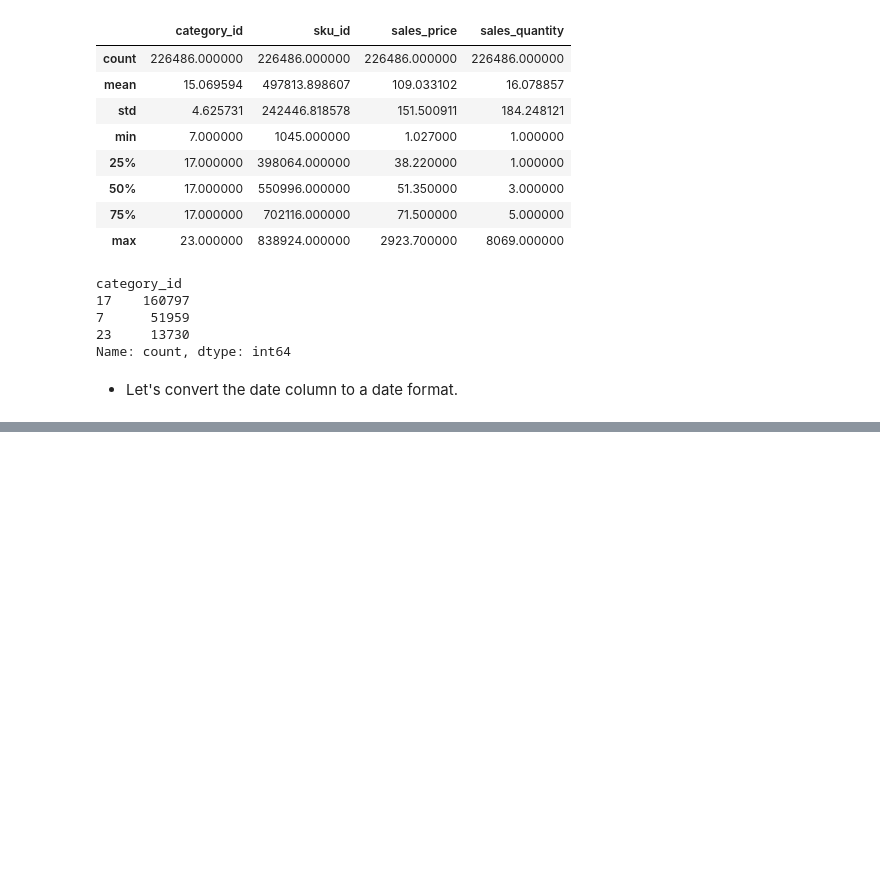
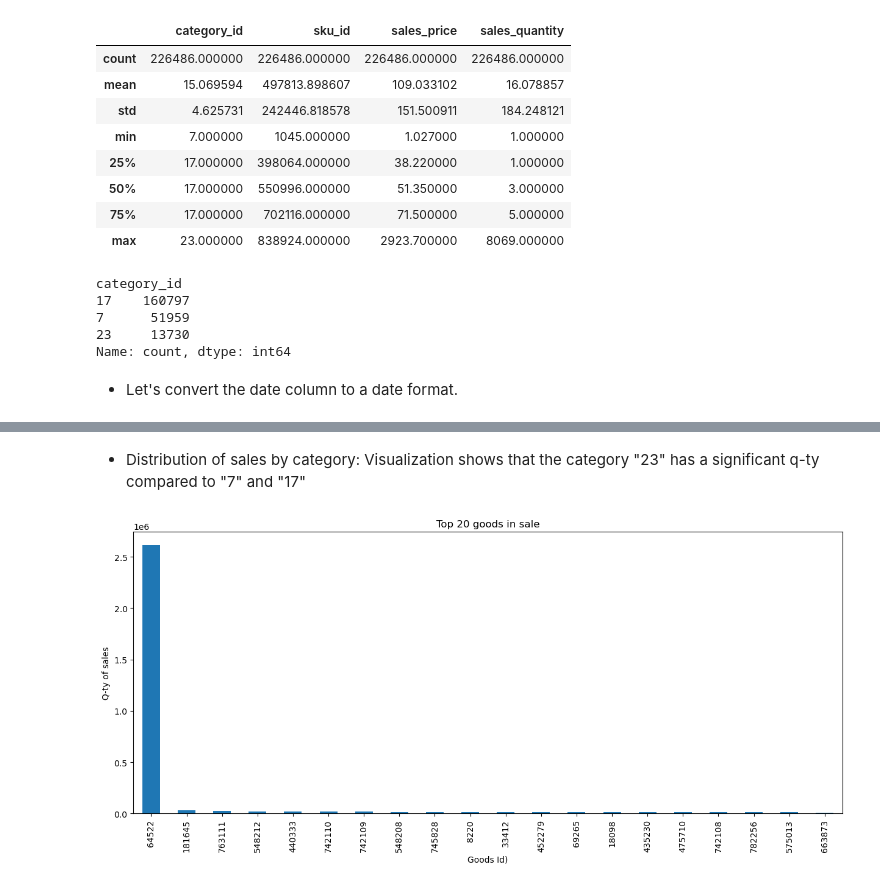
Before and after one commit to BorysZhyhalo/TemaBit-Fozzy-Group, a Jupyter notebook: main.ipynb, the cells around one changed output, grey strips where cells are left out. Cells and saved outputs as stored; diff of their text form; code cells hidden in the pictures; blank space fills up the shorter version.

```diff
--- a/main.ipynb
+++ b/main.ipynb
@@ -104,0 +154,12 @@ df['date'] = pd.to_datetime(df['date'])
+# %% [markdown]
+* Distribution of sales by category: Visualization shows that the category "23" has a significant q-ty compared to "7" and "17"
+# %%
+# Distribution of sales by product. We will use SKU.
+plt.figure(figsize=(15, 6))
+top_sku_sales = df.groupby('sku_id')['sales_quantity'].sum().sort_values(ascending=False).head(20)
+top_sku_sales.plot(kind='bar', title='Top 20 goods in sale')
+plt.xlabel('Goods Id)')
+plt.ylabel('Q-ty of sales')
+plt.show()
+# %% [output]
+[figure, added]
```
Also changed, not shown: parts of 9 cells of this notebook, 2 other files.
